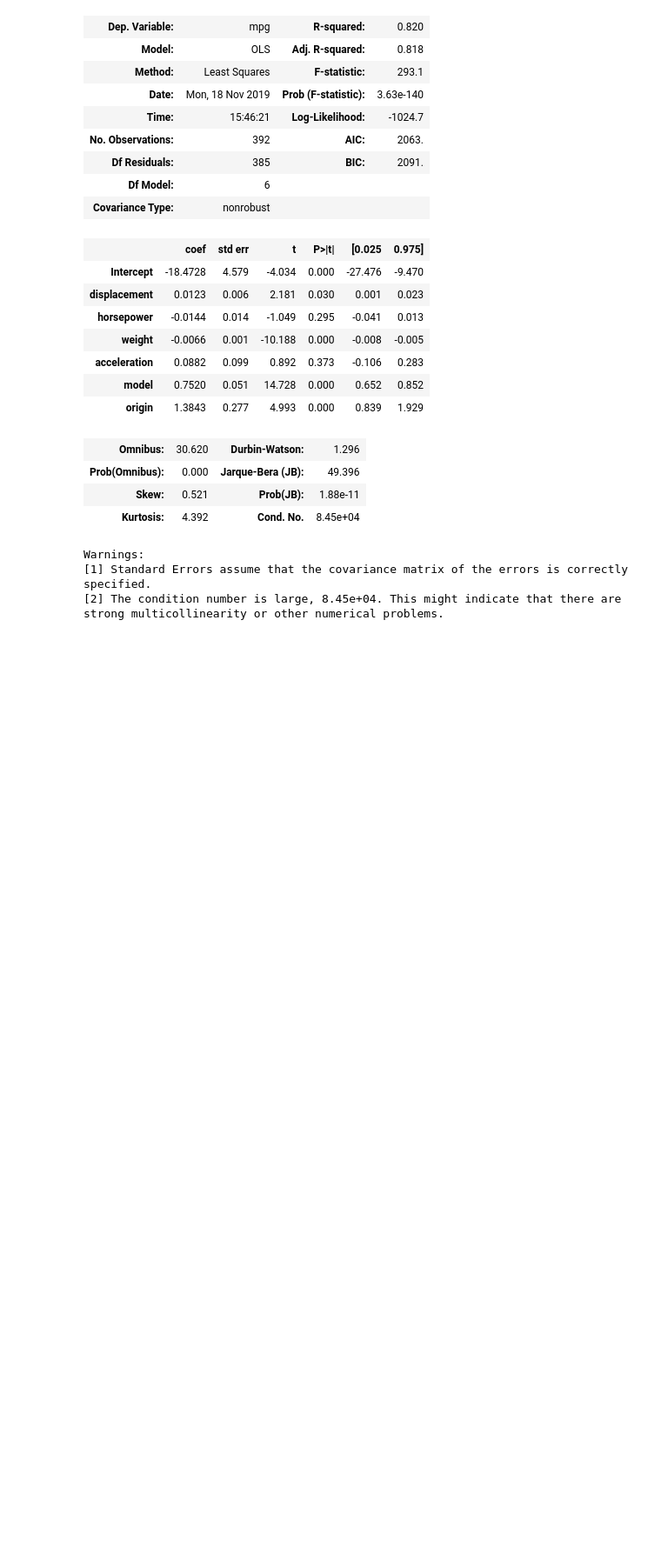
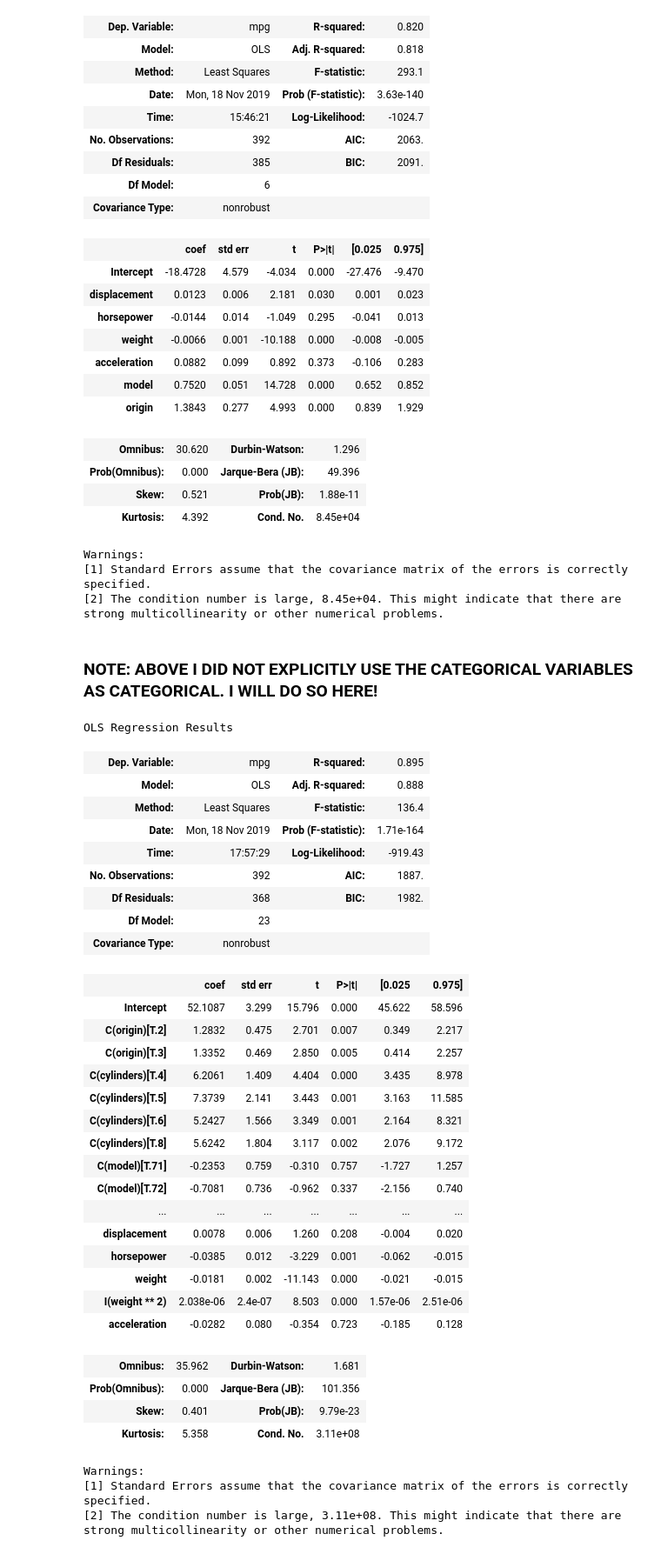
Before and after one commit to randifico/INTRO-TO-DATA-ANALYSIS, a Jupyter notebook: cars.ipynb, the cells around one changed output. Shown at 87% size. Drawn from its saved outputs; the diff is of its cells as text; code cells hidden in the pictures; blank space fills up the shorter version.

Commit message:
updates cars to explicitly use dummy variable for categorical items

```diff
--- a/cars.ipynb
+++ b/cars.ipynb
@@ -835,3 +835,5 @@ Warnings:
 [1] Standard Errors assume that the covariance matrix of the errors is correctly specified.
 [2] The condition number is large, 8.45e+04. This might indicate that there are
 strong multicollinearity or other numerical problems.
+# %% [markdown]
+### NOTE: ABOVE I DID NOT EXPLICITLY USE THE CATEGORICAL VARIABLES AS CATEGORICAL. I WILL DO SO HERE!
@@ -837,0 +843,49 @@ strong multicollinearity or other numerical problems.
+# %%
+#use all the variables and explicitly mark the categorical ones in the with C()
+# also restored the weight**2 term in the model
+
+import pandas as pd
+import statsmodels.formula.api as smf
+
+cars = pd.read_csv('DATA/cars_multivariate.csv',na_values=['?'])
+cars = cars[cars.horsepower.notna()]
+
+formula = 'mpg ~ displacement + horsepower + weight + I(weight**2) +acceleration  + C(origin) + C(cylinders) + C(model)'
+linear_model = smf.ols(formula=formula, data=cars)
+fitted_model = linear_model.fit()
+fitted_model.summary()
+# %% [output]
+OLS Regression Results
+| Dep. Variable: | mpg | R-squared: | 0.895 |
+| Model: | OLS | Adj. R-squared: | 0.888 |
+| Method: | Least Squares | F-statistic: | 136.4 |
+| Date: | Mon, 18 Nov 2019 | Prob (F-statistic): | 1.71e-164 |
+| Time: | 17:57:29 | Log-Likelihood: | -919.43 |
+| No. Observations: | 392 | AIC: | 1887. |
+| Df Residuals: | 368 | BIC: | 1982. |
+| Df Model: | 23 |  |  |
+| Covariance Type: | nonrobust |  |  |
+|  | coef | std err | t | P>|t| | [0.025 | 0.975] |
+| Intercept | 52.1087 | 3.299 | 15.796 | 0.000 | 45.622 | 58.596 |
+| C(origin)[T.2] | 1.2832 | 0.475 | 2.701 | 0.007 | 0.349 | 2.217 |
+| C(origin)[T.3] | 1.3352 | 0.469 | 2.850 | 0.005 | 0.414 | 2.257 |
+| C(cylinders)[T.4] | 6.2061 | 1.409 | 4.404 | 0.000 | 3.435 | 8.978 |
+| C(cylinders)[T.5] | 7.3739 | 2.141 | 3.443 | 0.001 | 3.163 | 11.585 |
+| C(cylinders)[T.6] | 5.2427 | 1.566 | 3.349 | 0.001 | 2.164 | 8.321 |
+| C(cylinders)[T.8] | 5.6242 | 1.804 | 3.117 | 0.002 | 2.076 | 9.172 |
+| C(model)[T.71] | -0.2353 | 0.759 | -0.310 | 0.757 | -1.727 | 1.257 |
+| C(model)[T.72] | -0.7081 | 0.736 | -0.962 | 0.337 | -2.156 | 0.740 |
+| ... | ... | ... | ... | ... | ... | ... |
+| displacement | 0.0078 | 0.006 | 1.260 | 0.208 | -0.004 | 0.020 |
+| horsepower | -0.0385 | 0.012 | -3.229 | 0.001 | -0.062 | -0.015 |
+| weight | -0.0181 | 0.002 | -11.143 | 0.000 | -0.021 | -0.015 |
+| I(weight ** 2) | 2.038e-06 | 2.4e-07 | 8.503 | 0.000 | 1.57e-06 | 2.51e-06 |
+| acceleration | -0.0282 | 0.080 | -0.354 | 0.723 | -0.185 | 0.128 |
+| Omnibus: | 35.962 | Durbin-Watson: | 1.681 |
+| Prob(Omnibus): | 0.000 | Jarque-Bera (JB): | 101.356 |
+| Skew: | 0.401 | Prob(JB): | 9.79e-23 |
+| Kurtosis: | 5.358 | Cond. No. | 3.11e+08 |
+Warnings:
+[1] Standard Errors assume that the covariance matrix of the errors is correctly specified.
+[2] The condition number is large, 3.11e+08. This might indicate that there are
+strong multicollinearity or other numerical problems.
```
Also changed, not shown: parts of 6 cells of this notebook, 1 other file.
